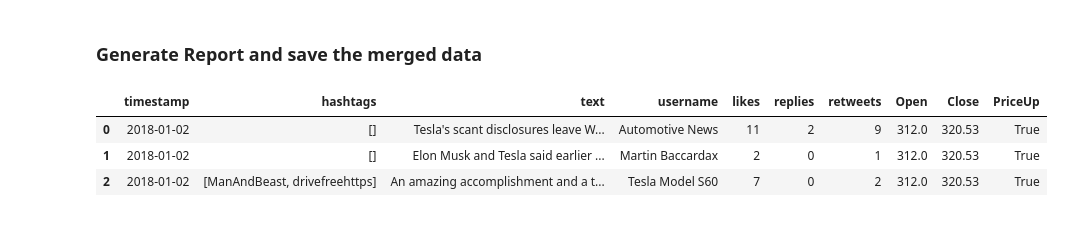
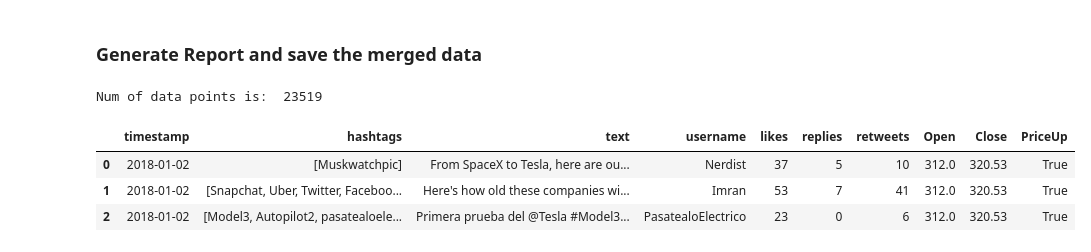
Before and after one commit to AliKarpuzoglu/Tweet_analysis_Stock_prediction, a Jupyter notebook: merge_data.ipynb, the cells around one changed output. Drawn from its saved outputs; the diff is of its cells as text; code cells hidden in the pictures.

```diff
--- a/merge_data.ipynb
+++ b/merge_data.ipynb
@@ -12,7 +12,7 @@ pd.__version__
 # %%
 # read in all the tweets
 tweets_dfs = []
-directory = '../data/processed/less_strict/'
+directory = '../data/processed/final_strict/'
 for subdir, dirs, files in os.walk(directory):
     for file in files:
         tweets_dfs.append(pd.read_json(directory+file))
@@ -135,0 +145,3 @@ data.head(3)
+# %%
+data = data[(data['retweets']>4) | (data['likes']>20) | (data['replies']>10)]
+print("Num of data points is: ", data.shape[0])
@@ -205,16 +220,14 @@ first_day_data.head()
 # %% [markdown]
 ### Generate Report and save the merged data
 # %%
-# save the full merged dataset
-data.reset_index(inplace=True)
-# rename index column to timestamp
-data.rename(columns={'index':'timestamp'}, inplace=True)
-
-data.to_json('processed_data/data_less_strict_merged.json')
-
+# save the full merged dataset after resetting index
+data.reset_index(drop=True, inplace=True)
+print("Num of data points is: ", data.shape[0])
+pd.set_option('display.max_colwidth', -1)
 data.head(3)
 # %% [output]
+Num of data points is:  23519
 |  | timestamp | hashtags | text | username | likes | replies | retweets | Open | Close | PriceUp |
-| 0 | 2018-01-02 | [] | Tesla's scant disclosures leave W... | Automotive News | 11 | 2 | 9 | 312.0 | 320.53 | True |
-| 1 | 2018-01-02 | [] | Elon Musk and Tesla said earlier ... | Martin Baccardax | 2 | 0 | 1 | 312.0 | 320.53 | True |
-| 2 | 2018-01-02 | [ManAndBeast, drivefreehttps] | An amazing accomplishment and a t... | Tesla Model S60 | 7 | 0 | 2 | 312.0 | 320.53 | True |
+| 0 | 2018-01-02 | [Muskwatchpic] | From SpaceX to Tesla, here are ou... | Nerdist | 37 | 5 | 10 | 312.0 | 320.53 | True |
+| 1 | 2018-01-02 | [Snapchat, Uber, Twitter, Faceboo... | Here's how old these companies wi... | Imran | 53 | 7 | 41 | 312.0 | 320.53 | True |
+| 2 | 2018-01-02 | [Model3, Autopilot2, pasatealoele... | Primera prueba del @Tesla #Model3... | PasatealoElectrico | 23 | 0 | 6 | 312.0 | 320.53 | True |
```
Also changed, not shown: parts of 17 cells of this notebook, 2 other files.
